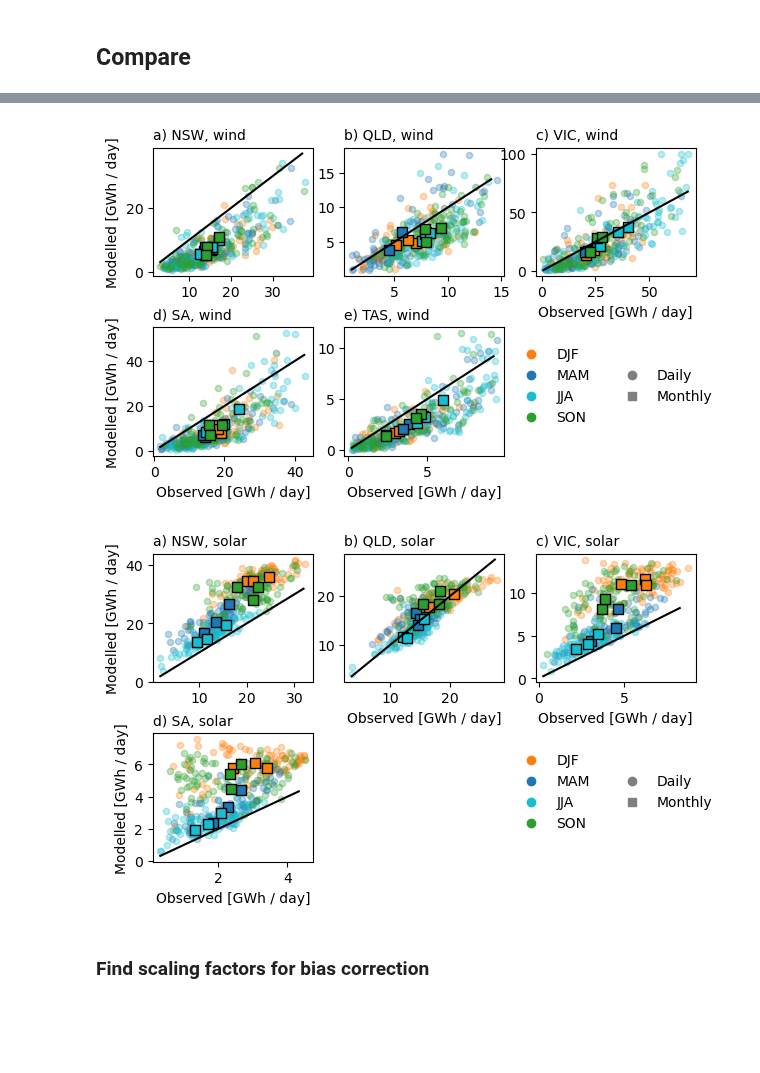
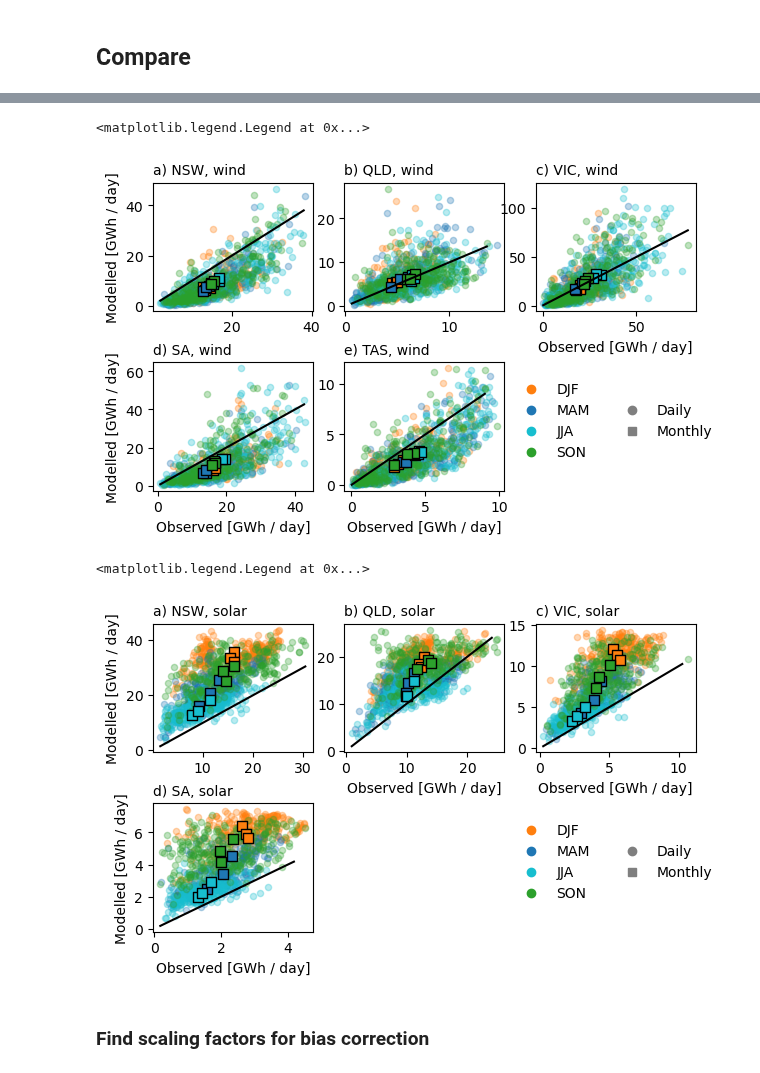
Before and after one commit to dougrichardson/power_models, a Jupyter notebook: 11_compare_power.ipynb, the cells around one changed output, grey strips where cells are left out. Drawn from its saved outputs; the diff is of its cells as text; code cells hidden in the pictures; blank space fills up the shorter version.

Commit message:
Model fit for 2020-12 through 2023-11

```diff
--- a/11_compare_power.ipynb
+++ b/11_compare_power.ipynb
@@ -136,4 +142,28 @@ def df_to_xarray(df):
     ds = ds.reindex({"region": ["NSW", "QLD", "VIC", "SA", "TAS"]})
 
     return ds
+# %%
+wind_list = []
+solar_list = []
+
+months=["01", "02", "03", "04", "05", "06", "07", "08", "09", "10", "11", "12"]
+
+for year in ["2020", "2021", "2022", "2023"]:
+    # We want December 2020 - November 2023
+    if year == "2020":
+        m = ["12"]
+    elif year == "2023":
+        m = months[:-1]
+    else:
+        m = months
+
+    w = open_aemo_obs("wind", year, m)
+    w_da = df_to_xarray(w).compute()
+    wind_list.append(w_da)
+
+    s = open_aemo_obs("solar", year, m)
+    # Pad with NaNs for TAS
+    s = s.reindex_like(w)
+    s_da = df_to_xarray(s).compute()
+    solar_list.append(s_da)
 # %%
@@ -149,2 +179,11 @@ aemo_solar = df_to_xarray(aemo_solar).compute()
 # %% [markdown]
 ## Compare
+# %%
+aemo_wind = xr.concat(
+    wind_list[:],
+    dim="time"
+)
+# %%
+aemo_wind_std = aemo_wind.power.std("time") * 4
+# %%
+aemo_wind_no_outliers = aemo_wind.where(aemo_wind.power <= aemo_wind.power.mean("time") + aemo_wind_std)
@@ -218,37 +294,38 @@ fig, ax = plt.subplots(2, 3, figsize=(7,4))
 for i, region in enumerate(wind_rez_current.region.values):
     scatter(
         ax.flatten()[i],
         letters[i] + ") " + region,
         "wind",
-        aemo_wind.sel(region=region)["power"].resample(time="1D").sum() / 1000,
-        wind_rez_current.sel(region=region)["power"].resample(time="1D").sum() / 1000,
+        aemo_wind_no_outliers.sel(region=region)["power"].resample(time="1D").sum() / 1000,
+        wind_rez_current.sel(region=region)["power"].sel(time=aemo_wind_no_outliers.time.values).resample(time="1D").sum() / 1000,
         "GWh / day",
         alpha=0.3
     )
 
     if i in [1, 2, 4, 5]:
         ax.flatten()[i].set_ylabel("")
     if i < 2:
         ax.flatten()[i].set_xlabel("")
 
 ax[-1,-1].axis("off")
 
 plt.subplots_adjust(hspace=0.4, wspace=0.2)
 
 # Manual legend
 cols = [Line2D([0], [0], marker='o', linestyle="None", color=c) for c in ["tab:orange", "tab:blue", "tab:cyan", "tab:green"]]
 col1 = [Line2D([0], [0], marker='o', linestyle="None", color="tab:gray")]
 col2 = [Line2D([0], [0], marker='s', linestyle="None", color="tab:gray")]
 blank = [Line2D([0], [0], marker='s', linestyle="None", color="w")]
 cols = cols + blank + col1 + col2
 labels = ["DJF", "MAM", "JJA", "SON"]
 labels = labels + ["", "Daily", "Monthly"]
 
 ax[-1,-1].legend(cols, labels, ncols=2, frameon=False, loc=(-0.15, 0.2))
 
-plt.savefig("figures/model_wind_raw.pdf", format="pdf", bbox_inches="tight")
+# plt.savefig("figures/model_wind_raw.pdf", format="pdf", bbox_inches="tight")
 # %% [output]
+<matplotlib.legend.Legend at 0x...>
-[figure, old version]
+[figure, new version]
 # %%
 fig, ax = plt.subplots(2, 3, figsize=(7,4))
 
@@ -258,8 +335,8 @@ for i, region in enumerate(wind_rez_current.region.values):
             ax.flatten()[i],
             letters[i] + ") " + region,
             "solar",
-            aemo_solar.sel(region=region)["power"].resample(time="1D").sum() / 1000,
-            solar_rez_current.sel(region=region)["power"].resample(time="1D").sum() / 1000,
+            aemo_solar_no_outliers.sel(region=region)["power"].resample(time="1D").sum() / 1000,
+            solar_rez_current.sel(region=region)["power"].sel(time=aemo_solar_no_outliers.time.values).resample(time="1D").sum() / 1000,
             "GWh / day",
             alpha=0.3
         )
@@ -285,9 +362,10 @@ labels = labels + ["", "Daily", "Monthly"]
 
 ax[-1,-1].legend(cols, labels, ncols=2, frameon=False, loc=(-0.15, 0.2))
 
-plt.savefig("figures/model_solar_raw.pdf", format="pdf", bbox_inches="tight")
+# plt.savefig("figures/model_solar_raw.pdf", format="pdf", bbox_inches="tight")
 # %% [output]
+<matplotlib.legend.Legend at 0x...>
-[figure, old version]
+[figure, new version]
 # %% [markdown]
 ### Find scaling factors for bias correction
 # %%
```
Also changed, not shown: parts of 24 cells of this notebook.
